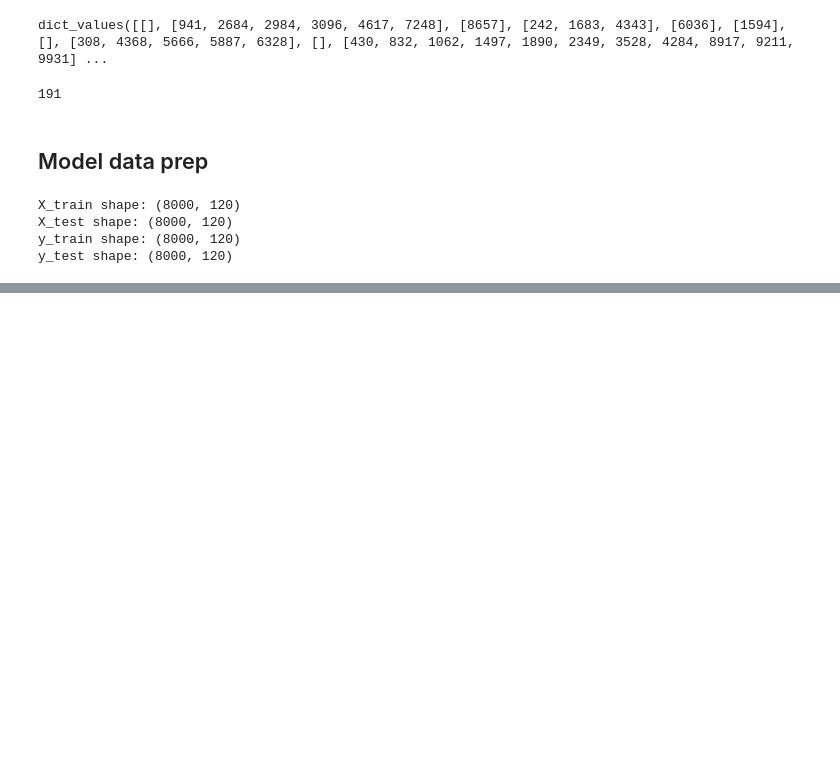
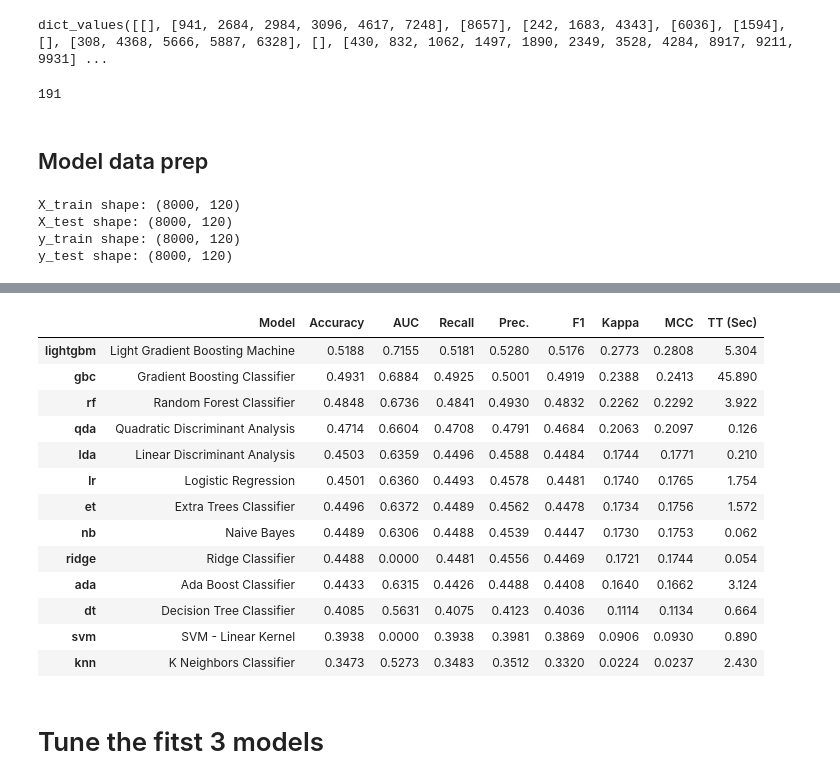
Before and after one commit to nattzza/AutoML-Data-Challenge, a Jupyter notebook: KaggleDataChallenge.ipynb, the cells around one changed output, grey strips where cells are left out. Drawn from its saved outputs; the diff is of its cells as text; code cells hidden in the pictures; blank space fills up the shorter version.

```diff
--- a/KaggleDataChallenge.ipynb
+++ b/KaggleDataChallenge.ipynb
@@ -195,0 +306,20 @@ models = {"LogisticRegression": lr,
+# %%
+# Baseline models after box cox transformation
+best_model = compare_models(fold=5)
+# %% [output]
+|  | Model | Accuracy | AUC | Recall | Prec. | F1 | Kappa | MCC | TT (Sec) |
+| lightgbm | Light Gradient Boosting Machine | 0.5188 | 0.7155 | 0.5181 | 0.5280 | 0.5176 | 0.2773 | 0.2808 | 5.304 |
+| gbc | Gradient Boosting Classifier | 0.4931 | 0.6884 | 0.4925 | 0.5001 | 0.4919 | 0.2388 | 0.2413 | 45.890 |
+| rf | Random Forest Classifier | 0.4848 | 0.6736 | 0.4841 | 0.4930 | 0.4832 | 0.2262 | 0.2292 | 3.922 |
+| qda | Quadratic Discriminant Analysis | 0.4714 | 0.6604 | 0.4708 | 0.4791 | 0.4684 | 0.2063 | 0.2097 | 0.126 |
+| lda | Linear Discriminant Analysis | 0.4503 | 0.6359 | 0.4496 | 0.4588 | 0.4484 | 0.1744 | 0.1771 | 0.210 |
+| lr | Logistic Regression | 0.4501 | 0.6360 | 0.4493 | 0.4578 | 0.4481 | 0.1740 | 0.1765 | 1.754 |
+| et | Extra Trees Classifier | 0.4496 | 0.6372 | 0.4489 | 0.4562 | 0.4478 | 0.1734 | 0.1756 | 1.572 |
+| nb | Naive Bayes | 0.4489 | 0.6306 | 0.4488 | 0.4539 | 0.4447 | 0.1730 | 0.1753 | 0.062 |
+| ridge | Ridge Classifier | 0.4488 | 0.0000 | 0.4481 | 0.4556 | 0.4469 | 0.1721 | 0.1744 | 0.054 |
+| ada | Ada Boost Classifier | 0.4433 | 0.6315 | 0.4426 | 0.4488 | 0.4408 | 0.1640 | 0.1662 | 3.124 |
+| dt | Decision Tree Classifier | 0.4085 | 0.5631 | 0.4075 | 0.4123 | 0.4036 | 0.1114 | 0.1134 | 0.664 |
+| svm | SVM - Linear Kernel | 0.3938 | 0.0000 | 0.3938 | 0.3981 | 0.3869 | 0.0906 | 0.0930 | 0.890 |
+| knn | K Neighbors Classifier | 0.3473 | 0.5273 | 0.3483 | 0.3512 | 0.3320 | 0.0224 | 0.0237 | 2.430 |
+# %% [markdown]
+# Tune the fitst 3 models
```
Also changed, not shown: parts of 15 cells of this notebook.
